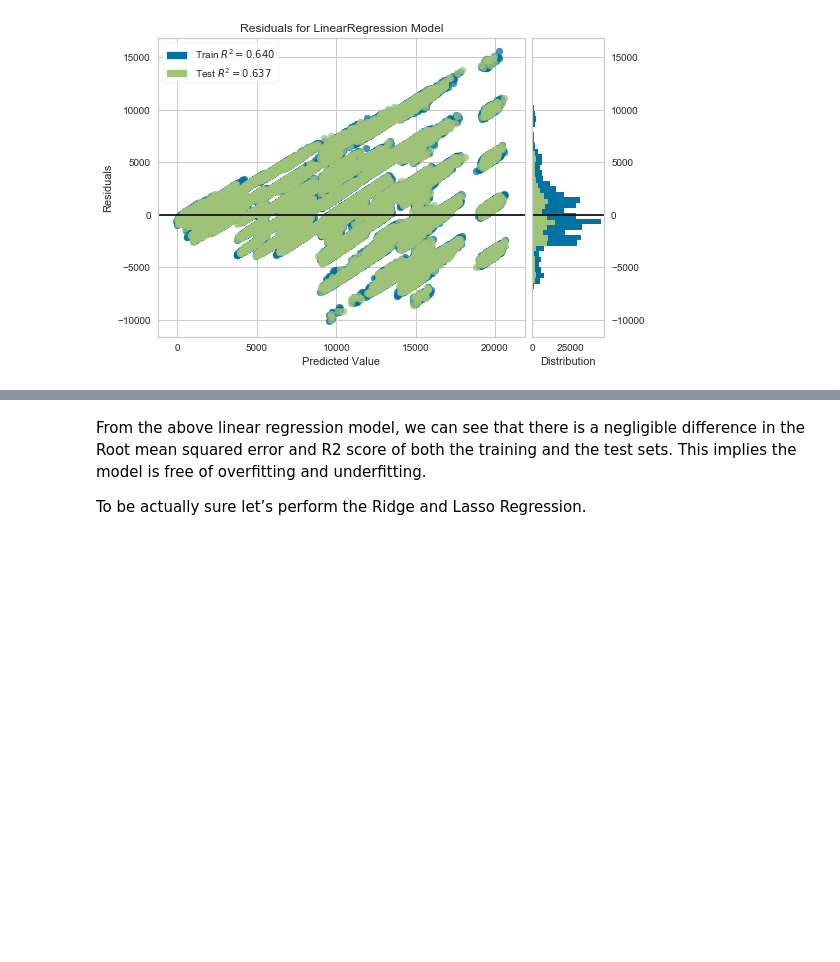
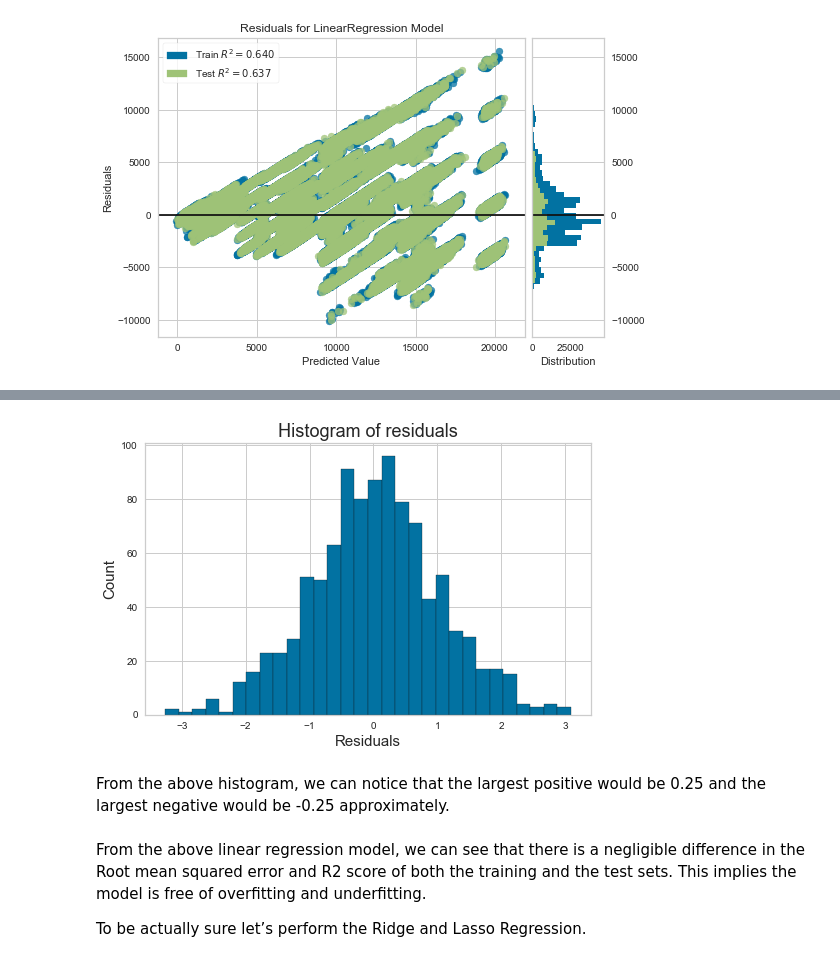
Before and after one commit to sheemambabu/Capstone_Project_1-In_Depth_Analysis, a Jupyter notebook: Linear_Regresion_Black_Friday.ipynb, the cells around one changed output, grey strips where cells are left out. Drawn from its saved outputs; the diff is of its cells as text; code cells hidden in the pictures; blank space fills up the shorter version.

```diff
--- a/Linear_Regresion_Black_Friday.ipynb
+++ b/Linear_Regresion_Black_Friday.ipynb
@@ -678,3 +724,24 @@ visualizer.poof()
+# %%
+# Histogram of residuals for the test set
+
+import scipy.stats as ss
+
+residuals = ss.norm.rvs(size=1000)
+
+P = ss.norm.fit(residuals)
+rX = np.linspace(min(residuals), max(residuals), 50)
+rP = ss.norm.pdf(rX, *P)
+
+plt.figure(figsize=(8,5))
+plt.hist(residuals, bins=30, edgecolor='k')
+plt.ylabel('Count',fontsize=15)
+plt.xlabel('Residuals',fontsize=15)
+plt.title("Histogram of residuals",fontsize=18)
+plt.show()
+# %% [output]
+[figure, added]
+# %% [markdown]
+From the above histogram, we can notice that the largest positive would be 0.25 and the largest negative would be -0.25 approximately.
 # %% [markdown]
 From the above linear regression model, we can see that there is a negligible difference in the Root mean squared error and R2 score of both the training and the test sets. This implies the model is free of overfitting and underfitting.
 
```
Also changed, not shown: parts of 26 cells of this notebook.
